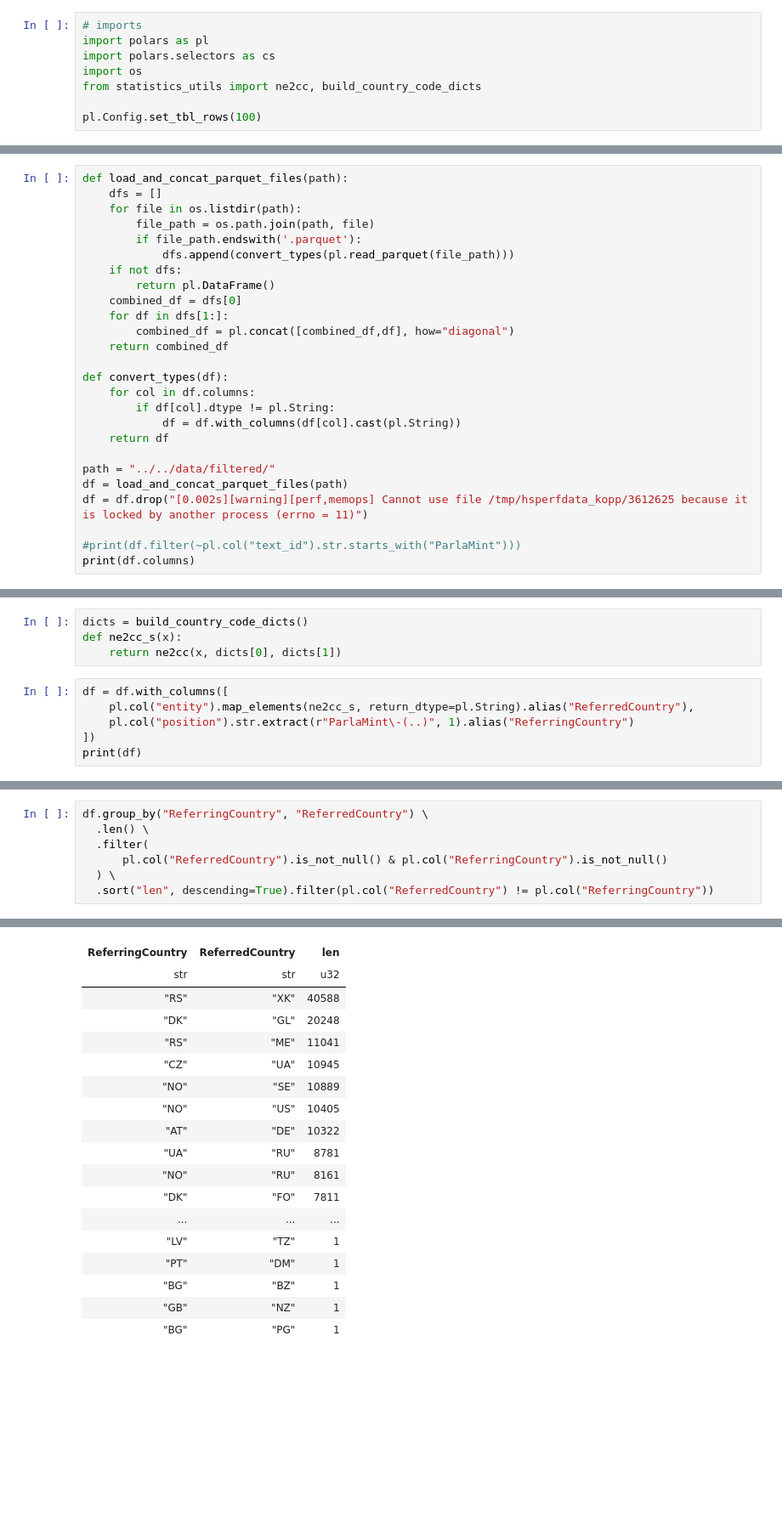
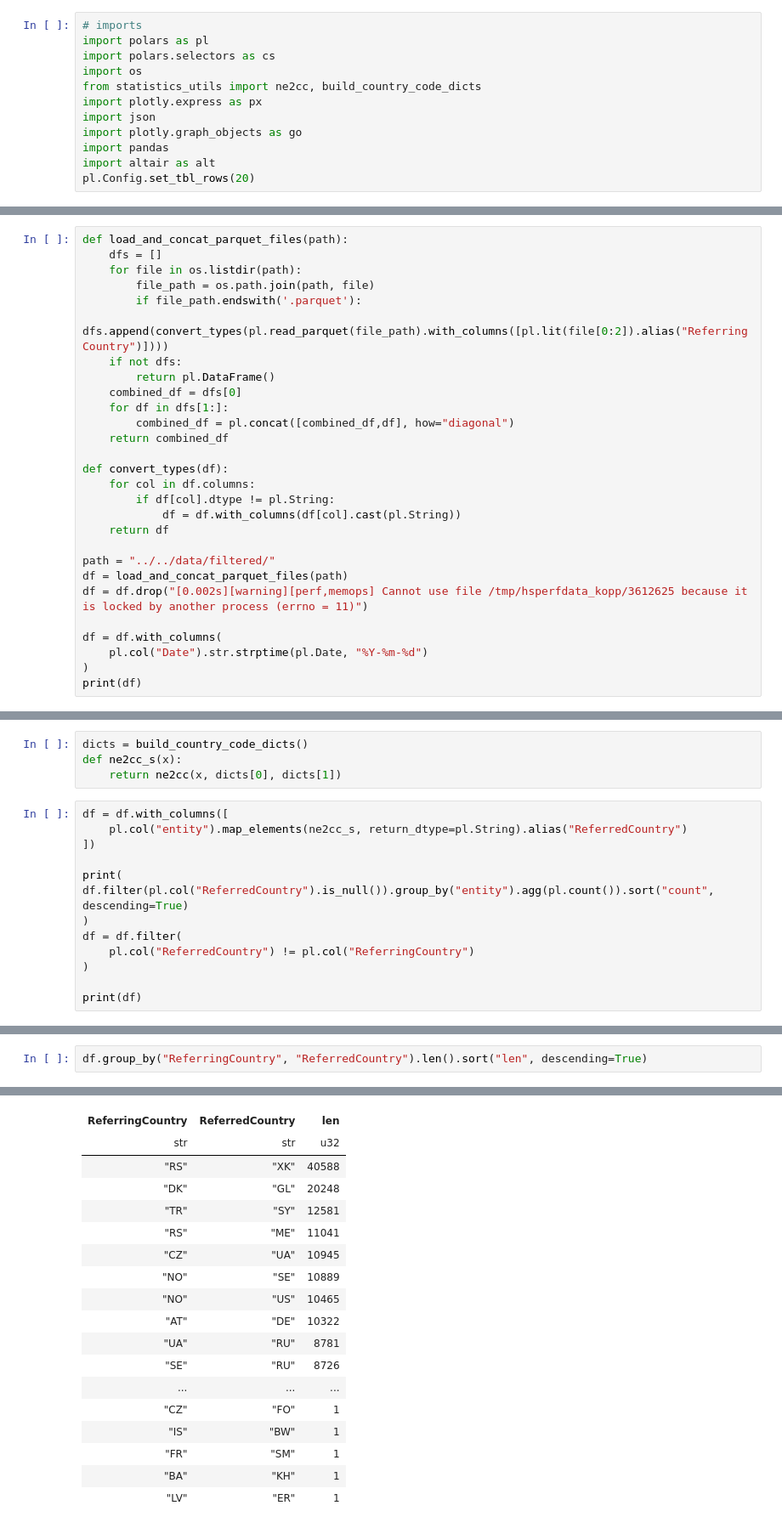
Before and after one commit to dhh25/parlianets, a Jupyter notebook: scripts/statistics/exploration.ipynb, the cells around one changed output, grey strips where cells are left out. Shown at 85% size. Saved outputs shown, nothing was run; the diff lists cells and outputs as text; blank space fills up the shorter version.

```diff
--- a/scripts/statistics/exploration.ipynb
+++ b/scripts/statistics/exploration.ipynb
@@ -4,8 +4,12 @@ import polars as pl
 import polars.selectors as cs
 import os
 from statistics_utils import ne2cc, build_country_code_dicts
-
-pl.Config.set_tbl_rows(100)
+import plotly.express as px
+import json
+import plotly.graph_objects as go
+import pandas
+import altair as alt
+pl.Config.set_tbl_rows(20)
 # %% [output]
 polars.config.Config
 # %%
@@ -14,7 +18,7 @@ def load_and_concat_parquet_files(path):
     for file in os.listdir(path):
         file_path = os.path.join(path, file)
         if file_path.endswith('.parquet'):
-            dfs.append(convert_types(pl.read_parquet(file_path)))
+            dfs.append(convert_types(pl.read_parquet(file_path).with_columns([pl.lit(file[0:2]).alias("ReferringCountry")])))
     if not dfs:
         return pl.DataFrame()
     combined_df = dfs[0]
@@ -32,6 +36,8 @@ path = "../../data/filtered/"
 df = load_and_concat_parquet_files(path)
 df = df.drop("[0.002s][warning][perf,memops] Cannot use file /tmp/hsperfdata_kopp/3612625 because it is locked by another process (errno = 11)")
 
-#print(df.filter(~pl.col("text_id").str.starts_with("ParlaMint")))
-print(df.columns)
+df = df.with_columns(
+    pl.col("Date").str.strptime(pl.Date, "%Y-%m-%d")
+)
+print(df)
 # %% [output]
@@ -62,8 +84,15 @@ def ne2cc_s(x):
     return ne2cc(x, dicts[0], dicts[1])
 # %%
 df = df.with_columns([
-    pl.col("entity").map_elements(ne2cc_s, return_dtype=pl.String).alias("ReferredCountry"),
-    pl.col("position").str.extract(r"ParlaMint\-(..)", 1).alias("ReferringCountry")
+    pl.col("entity").map_elements(ne2cc_s, return_dtype=pl.String).alias("ReferredCountry")
 ])
+
+print(
+df.filter(pl.col("ReferredCountry").is_null()).group_by("entity").agg(pl.count()).sort("count", descending=True)
+)
+df = df.filter(
+    pl.col("ReferredCountry") != pl.col("ReferringCountry")
+)
+
 print(df)
 # %% [output]
@@ -130,8 +149,3 @@ shape: (53, 2)
 # %%
-df.group_by("ReferringCountry", "ReferredCountry") \
-  .len() \
-  .filter(
-      pl.col("ReferredCountry").is_not_null() & pl.col("ReferringCountry").is_not_null()
-  ) \
-  .sort("len", descending=True).filter(pl.col("ReferredCountry") != pl.col("ReferringCountry"))
+df.group_by("ReferringCountry", "ReferredCountry").len().sort("len", descending=True)
 # %% [output]
@@ -139,18 +153,18 @@ shape: (3_938, 3)
 | ReferringCountry | ReferredCountry | len |
 | str | str | u32 |
 | "RS" | "XK" | 40588 |
 | "DK" | "GL" | 20248 |
+| "TR" | "SY" | 12581 |
 | "RS" | "ME" | 11041 |
 | "CZ" | "UA" | 10945 |
 | "NO" | "SE" | 10889 |
-| "NO" | "US" | 10405 |
+| "NO" | "US" | 10465 |
 | "AT" | "DE" | 10322 |
 | "UA" | "RU" | 8781 |
-| "NO" | "RU" | 8161 |
-| "DK" | "FO" | 7811 |
+| "SE" | "RU" | 8726 |
 | ... | ... | ... |
-| "LV" | "TZ" | 1 |
-| "PT" | "DM" | 1 |
-| "BG" | "BZ" | 1 |
-| "GB" | "NZ" | 1 |
-| "BG" | "PG" | 1 |
+| "CZ" | "FO" | 1 |
+| "IS" | "BW" | 1 |
+| "FR" | "SM" | 1 |
+| "BA" | "KH" | 1 |
+| "LV" | "ER" | 1 |
```
Also changed, not shown: parts of 14 cells of this notebook, 1 other file.
